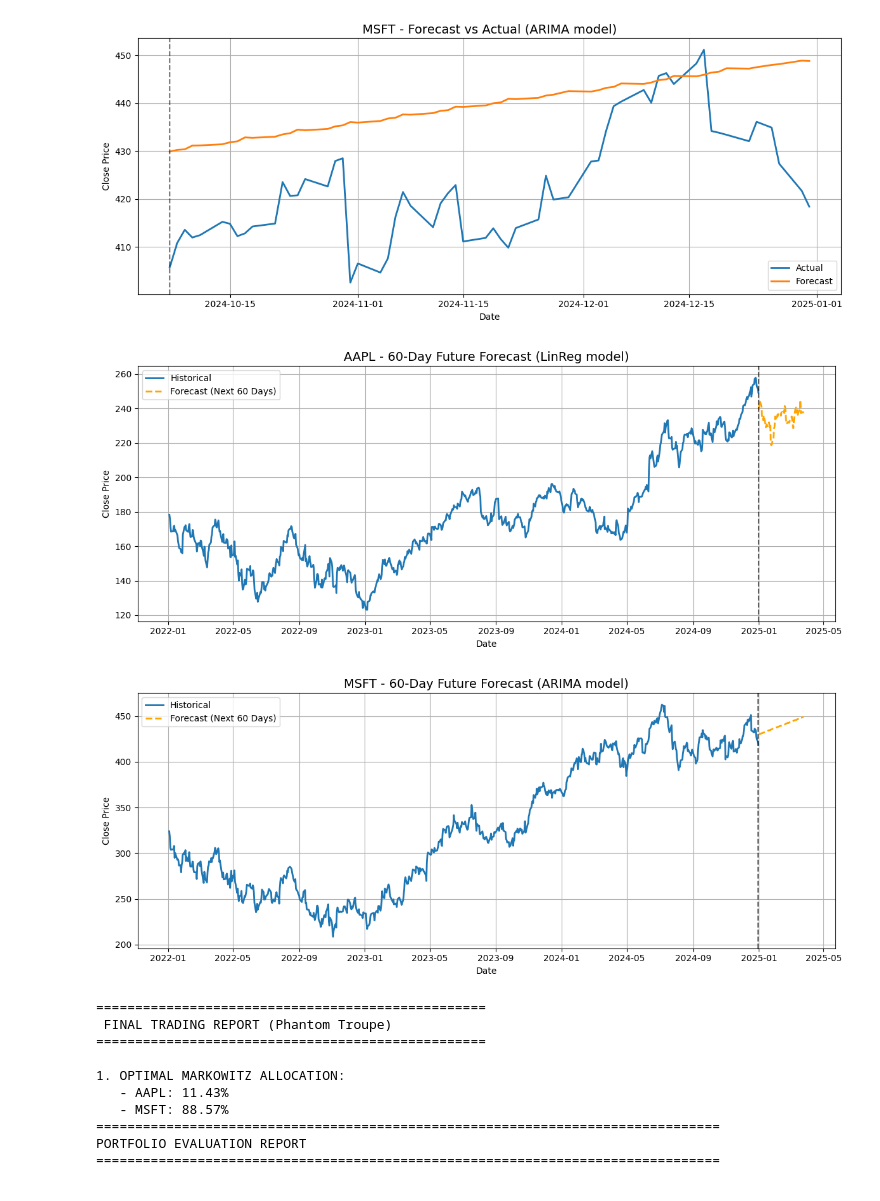
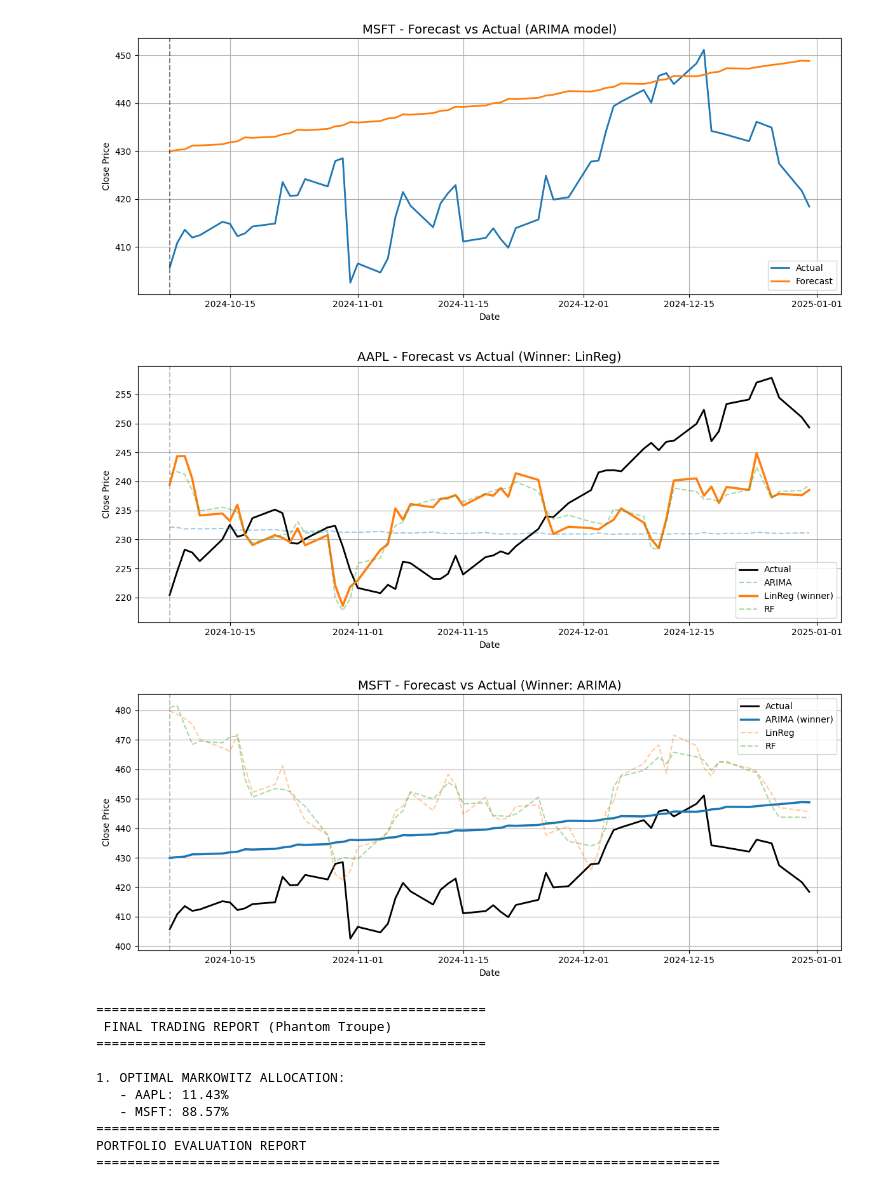
Before and after one commit to R-Vel/ML_Lab3, a Jupyter notebook: modeling.ipynb, the cells around one changed output. Drawn from its saved outputs; the diff is of its cells as text; code cells hidden in the pictures.

```diff
--- a/modeling.ipynb
+++ b/modeling.ipynb
@@ -816,33 +816,36 @@ plot_test_vs_forecast(results, forecast_days)
 [figure]
 [figure]
 # %%
-# 📅 Visualize Future Forecasts (60 days ahead)
-def plot_future_forecasts(results_dict, stock_data_dict):
-    for ticker in results_dict:
-        df = stock_data_dict[ticker]
-        historical_index = df.index
-        last_date = historical_index[-1]
-
-        forecast = results_dict[ticker]['preds'][results_dict[ticker]['winner']]
-        forecast_days = len(forecast)
-        future_index = pd.date_range(start=last_date + pd.Timedelta(days=1), periods=forecast_days, freq='B')  # Business days
+# 📈 Visualize Actual vs Forecasted Prices for Each Stock (All Models)
+def plot_test_vs_forecast_all(results_dict, forecast_days):
+    for ticker, res in results_dict.items():
+        actual = res['actual']
+        index = res['test_index']
+        winner = res['winner']
 
         plt.figure(figsize=(12, 5))
-        plt.plot(historical_index, df['Close'], label='Historical', linewidth=2)
-        plt.plot(future_index, forecast, label='Forecast (Next 60 Days)', linewidth=2, linestyle='--', color='orange')
-        plt.title(f"{ticker} - 60-Day Future Forecast ({results_dict[ticker]['winner']} model)", fontsize=14)
+        plt.plot(index, actual, label='Actual', linewidth=2, color='black')
+
+        for model_name, forecast in res['preds'].items():
+            if model_name == winner:
+                plt.plot(index, forecast, label=f"{model_name} (winner)", linewidth=2.5)
+            else:
+                plt.plot(index, forecast, label=model_name, linewidth=1.5, alpha=0.4, linestyle='--')
+
+        plt.title(f"{ticker} - Forecast vs Actual (Winner: {winner})", fontsize=14)
         plt.xlabel("Date")
         plt.ylabel("Close Price")
-        plt.axvline(last_date, color='black', linestyle='--', alpha=0.6)
+        plt.axvline(index[0], color='gray', linestyle='--', alpha=0.5)
         plt.legend()
         plt.grid(True)
         plt.tight_layout()
         plt.show()
 
-plot_future_forecasts(results, stock_data)
+# Run the updated visualization
+plot_test_vs_forecast_all(results, forecast_days)
 # %% [output]
-[figure, old version]
+[figure, new version]
-[figure, old version]
+[figure, new version]
 # %%
 def generate_final_report(results, stocks_list, data_dict, initial_capital=10000):
     print(f"\n{'='*50}\n FINAL TRADING REPORT (Phantom Troupe) \n{'='*50}")
```
